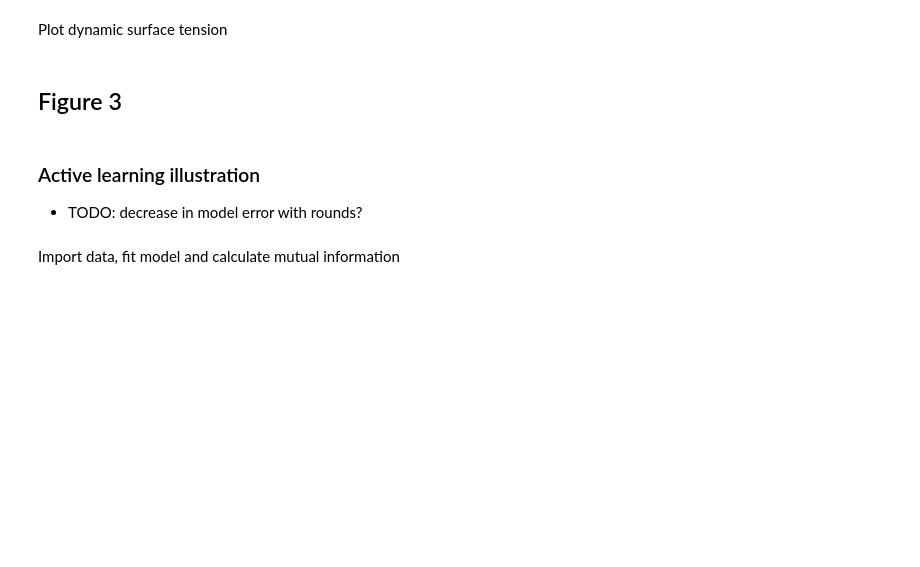
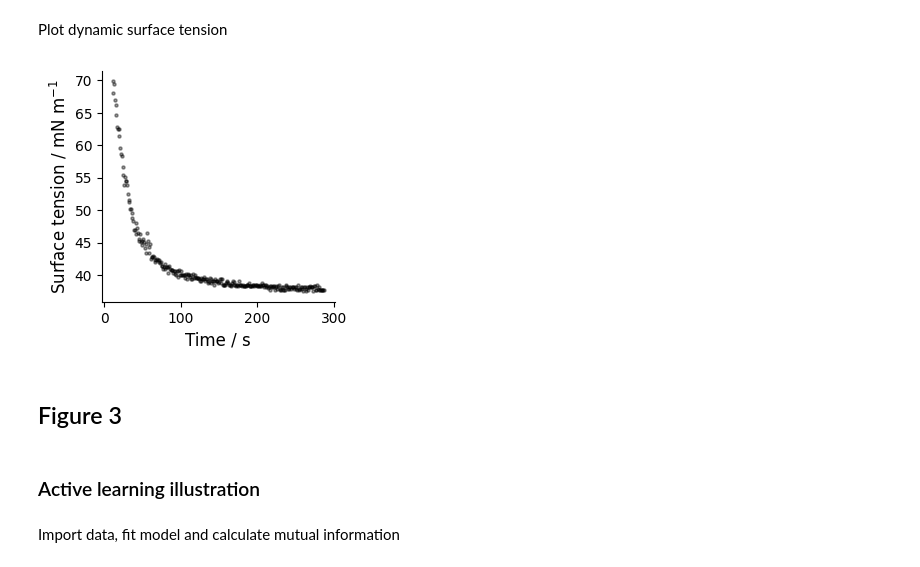
Before and after one commit to BigChemistry-RobotLab/PendantProp, a Jupyter notebook: figure_notebook.ipynb, the cells around one changed output. Cells and saved outputs as stored; diff of their text form; code cells hidden in the pictures; blank space fills up the shorter version.

```diff
--- a/figure_notebook.ipynb
+++ b/figure_notebook.ipynb
@@ -110,27 +106,28 @@ post_pred_1, x_new_1 = fit_model(
 Plot dynamic surface tension
 # %%
 # figure
-fig, ax = plt.subplots(figsize=(6, 3))
+fig, ax = plt.subplots(figsize=(3, 3))
 sns.despine()
 
 # plot data and fit
 ax.scatter(t, st, label="data", s=5, color="black", alpha=0.4)
 # ax.plot(x_new_1, post_pred_1["obs"].mean(axis=0), label="fit", color="black", linewidth=1)
 
 # labels
 fontsize_labels = 12
 ax.set_xlabel("Time / s", fontsize=fontsize_labels)
 ax.set_ylabel("Surface tension / $\mathrm{mN \ m^{-1}}$", fontsize=fontsize_labels)
 
 # save
 fig.savefig(
-    "figures/figure2/dynamic_surface_tension.svg", dpi=figure_dpi, bbox_inches="tight"
+    "figures/figure2/dynamic_surface_tension.svg", dpi=300, bbox_inches="tight"
 )
+# %% [output]
+[figure, added]
 # %% [markdown]
 ## Figure 3
 # %% [markdown]
 ### Active learning illustration
-- TODO: decrease in model error with rounds?
 # %% [markdown]
 Import data, fit model and calculate mutual information
 # %%
```
Also changed, not shown: parts of 29 cells of this notebook, 53 other files.
